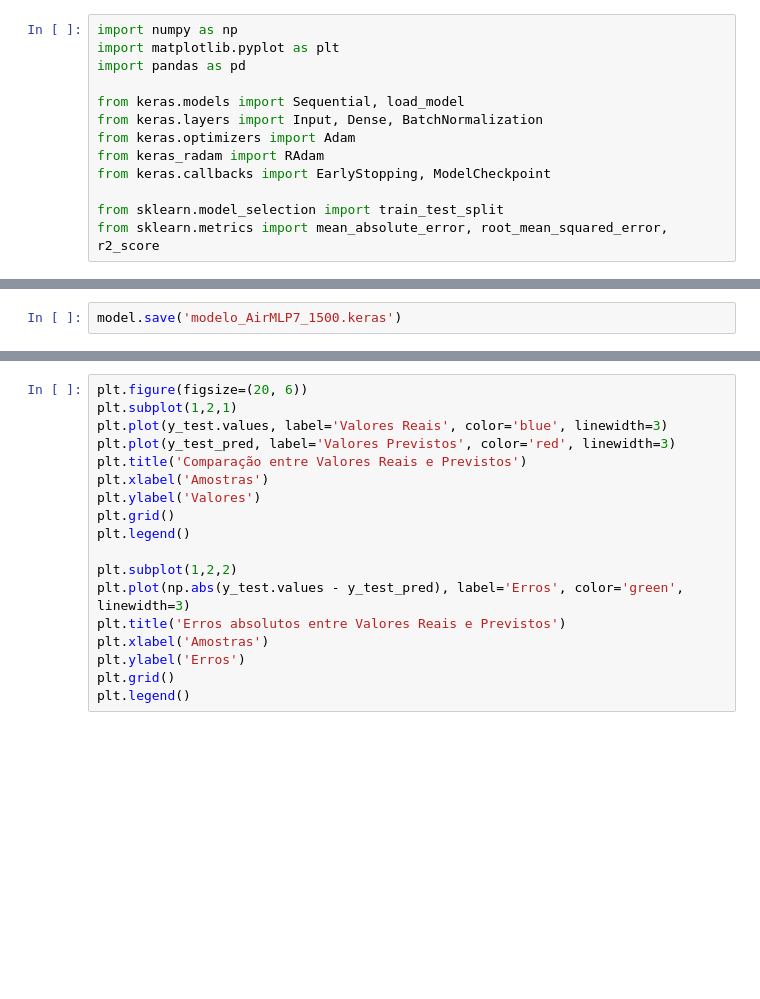
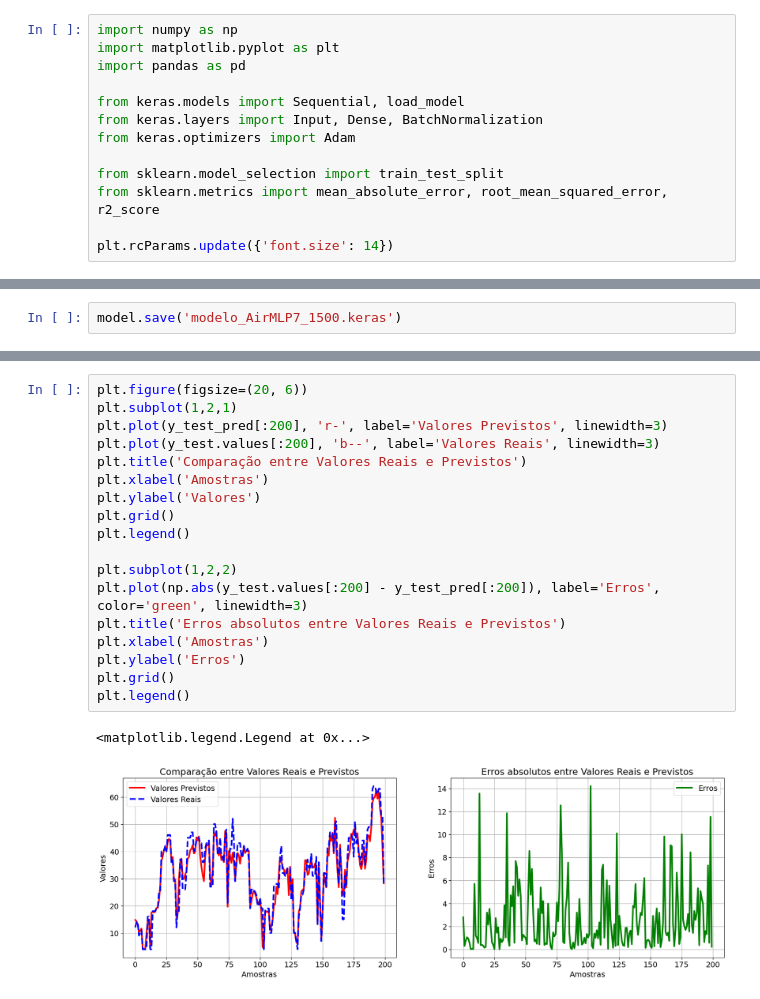
Before and after one commit to matheusloop/Processamento_Adaptativo_de_Sinais_2026.1, a Jupyter notebook: Implementacao/reproduçãoFiel.ipynb, the cells around one changed output, grey strips where cells are left out. Saved outputs shown, nothing was run; the diff lists cells and outputs as text; blank space fills up the shorter version.

```diff
--- a/Implementacao/reproduçãoFiel.ipynb
+++ b/Implementacao/reproduçãoFiel.ipynb
@@ -8,11 +8,11 @@ import pandas as pd
 from keras.models import Sequential, load_model
 from keras.layers import Input, Dense, BatchNormalization
 from keras.optimizers import Adam
-from keras_radam import RAdam
-from keras.callbacks import EarlyStopping, ModelCheckpoint
 
 from sklearn.model_selection import train_test_split
 from sklearn.metrics import mean_absolute_error, root_mean_squared_error, r2_score
+
+plt.rcParams.update({'font.size': 14})
 # %%
 def createWindows(df, windowSize):
 
@@ -185,21 +206,24 @@ plt.grid()
 # %%
 plt.figure(figsize=(20, 6))
 plt.subplot(1,2,1)
-plt.plot(y_test.values, label='Valores Reais', color='blue', linewidth=3)
-plt.plot(y_test_pred, label='Valores Previstos', color='red', linewidth=3)
+plt.plot(y_test_pred[:200], 'r-', label='Valores Previstos', linewidth=3)
+plt.plot(y_test.values[:200], 'b--', label='Valores Reais', linewidth=3)
 plt.title('Comparação entre Valores Reais e Previstos')
 plt.xlabel('Amostras')
 plt.ylabel('Valores')
 plt.grid()
 plt.legend()
 
 plt.subplot(1,2,2)
-plt.plot(np.abs(y_test.values - y_test_pred), label='Erros', color='green', linewidth=3)
+plt.plot(np.abs(y_test.values[:200] - y_test_pred[:200]), label='Erros', color='green', linewidth=3)
 plt.title('Erros absolutos entre Valores Reais e Previstos')
 plt.xlabel('Amostras')
 plt.ylabel('Erros')
 plt.grid()
 plt.legend()
+# %% [output]
+<matplotlib.legend.Legend at 0x...>
+[figure, added]
 # %%
 # Scatter Plot
 plt.figure(figsize=(10, 6))
```
Also changed, not shown: parts of 6 cells of this notebook, 7 other files.
